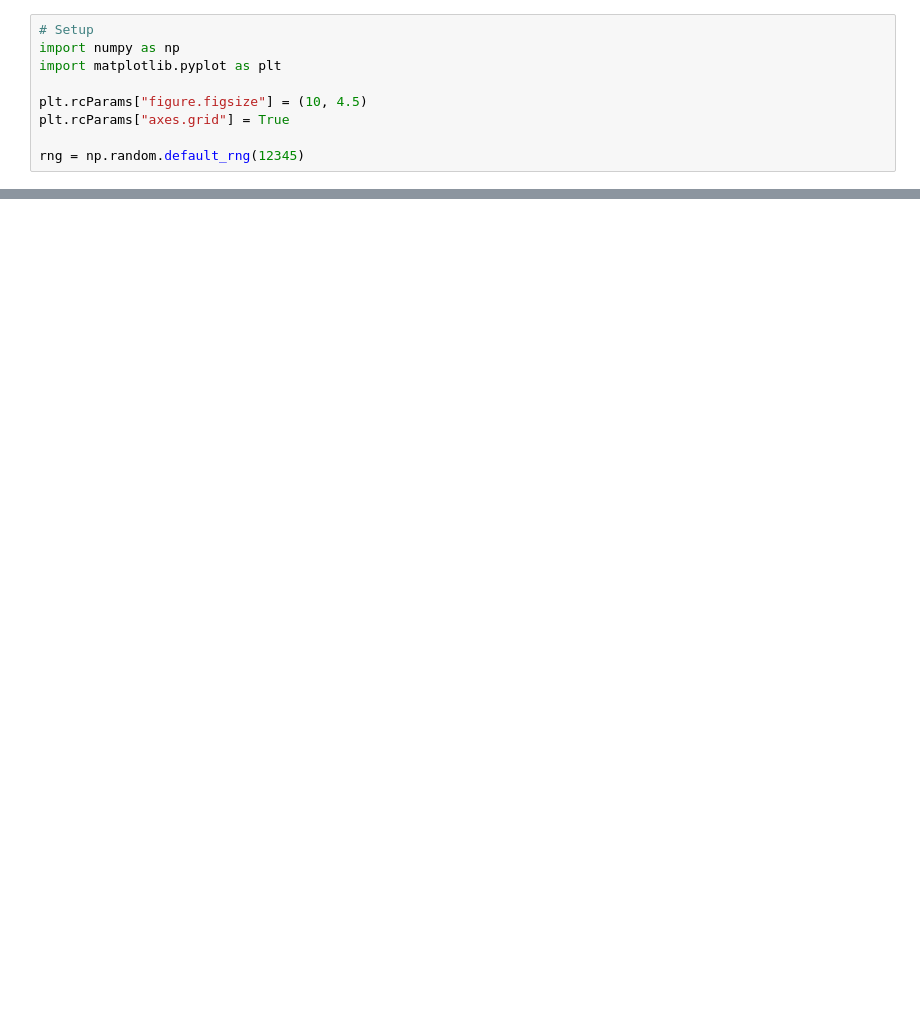
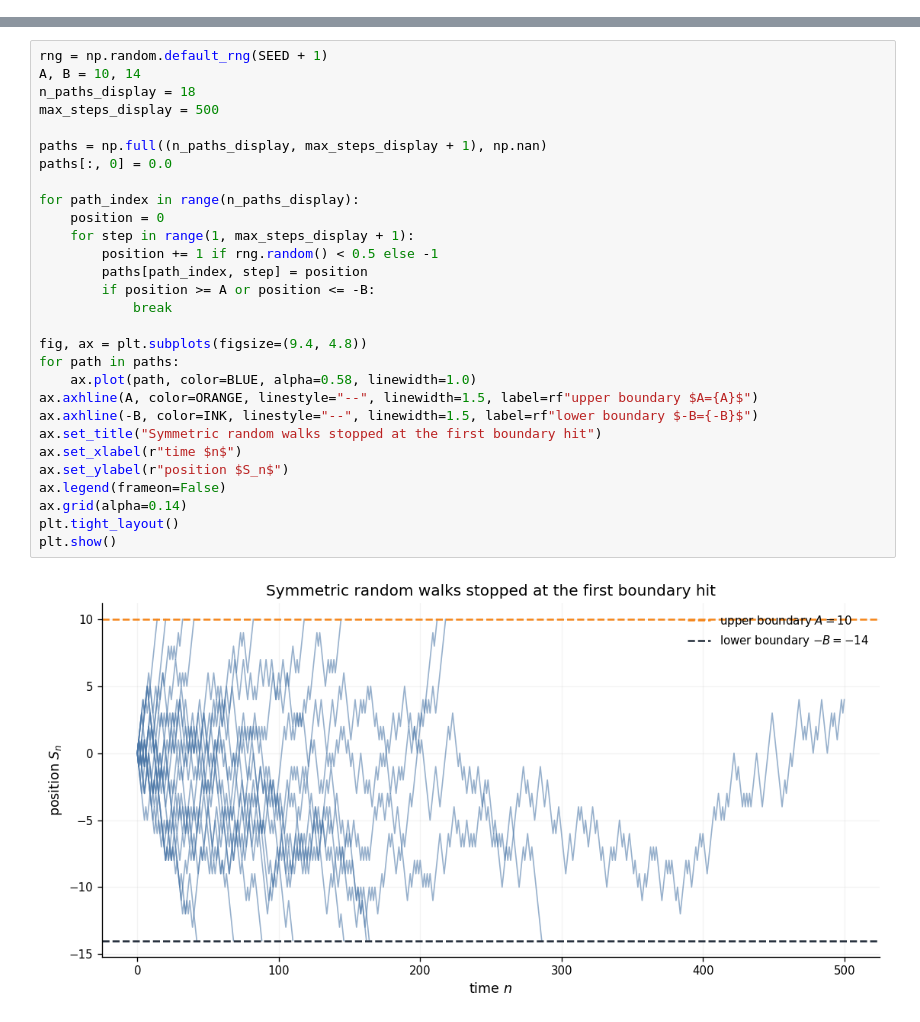
Before and after one commit to JiahaoLi-creator/stochastic-calculus-notes, a Jupyter notebook: docs/notebooks/02_Martingales_StoppingTimes_GamblersRuin_enriched.ipynb, the cells around one changed output, grey strips where cells are left out. Drawn from its saved outputs; the diff is of its cells as text; blank space fills up the shorter version.

```diff
--- a/docs/notebooks/02_Martingales_StoppingTimes_GamblersRuin_enriched.ipynb
+++ b/docs/notebooks/02_Martingales_StoppingTimes_GamblersRuin_enriched.ipynb
@@ -22,9 +0,0 @@ This chapter is a **visual reading companion** for *martingales* and *stopping t
-# %%
-# Setup
-import numpy as np
-import matplotlib.pyplot as plt
-
-plt.rcParams["figure.figsize"] = (10, 4.5)
-plt.rcParams["axes.grid"] = True
-
-rng = np.random.default_rng(12345)
@@ -487,0 +193,31 @@ This “UI is the hidden latch” theme will reappear constantly (Girsanov, stoc
+# %%
+rng = np.random.default_rng(SEED + 1)
+A, B = 10, 14
+n_paths_display = 18
+max_steps_display = 500
+
+paths = np.full((n_paths_display, max_steps_display + 1), np.nan)
+paths[:, 0] = 0.0
+
+for path_index in range(n_paths_display):
+    position = 0
+    for step in range(1, max_steps_display + 1):
+        position += 1 if rng.random() < 0.5 else -1
+        paths[path_index, step] = position
+        if position >= A or position <= -B:
+            break
+
+fig, ax = plt.subplots(figsize=(9.4, 4.8))
+for path in paths:
+    ax.plot(path, color=BLUE, alpha=0.58, linewidth=1.0)
+ax.axhline(A, color=ORANGE, linestyle="--", linewidth=1.5, label=rf"upper boundary $A={A}$")
+ax.axhline(-B, color=INK, linestyle="--", linewidth=1.5, label=rf"lower boundary $-B={-B}$")
+ax.set_title("Symmetric random walks stopped at the first boundary hit")
+ax.set_xlabel(r"time $n$")
+ax.set_ylabel(r"position $S_n$")
+ax.legend(frameon=False)
+ax.grid(alpha=0.14)
+plt.tight_layout()
+plt.show()
+# %% [output]
+[figure, added]
```
Also changed, not shown: parts of 36 cells of this notebook, 28 other files.
